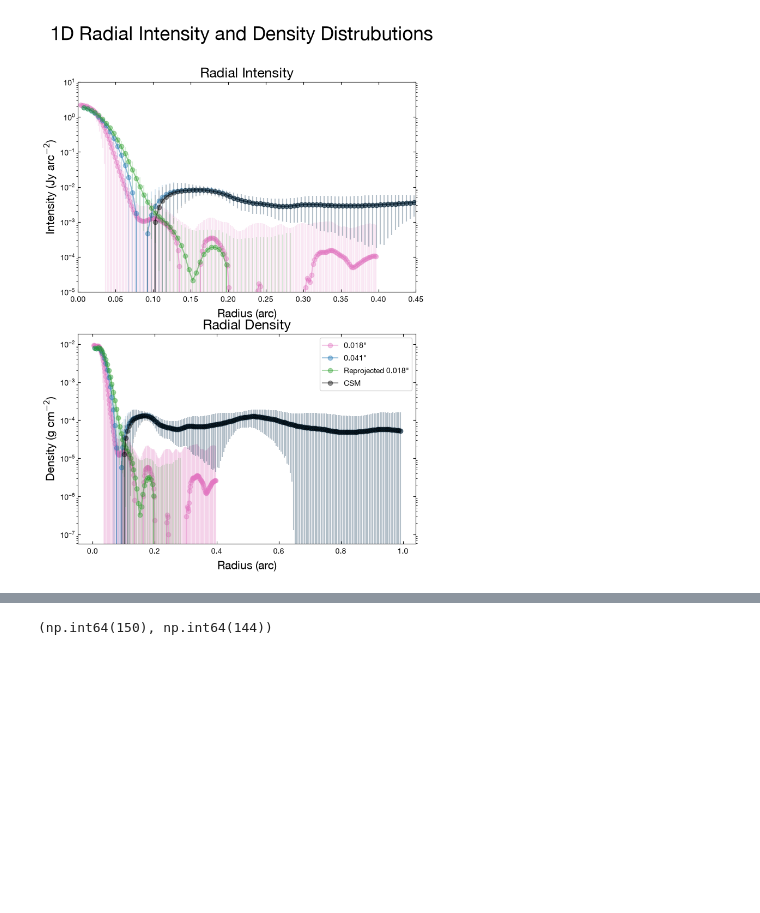
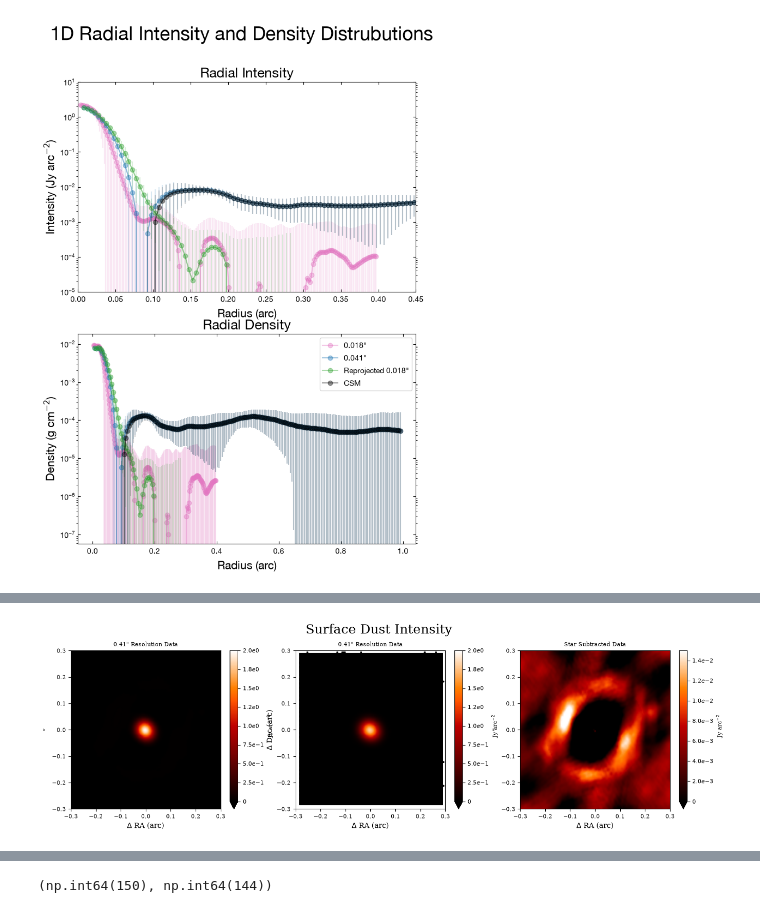
Before and after one commit to imanbeh/csm_pipeline, a Jupyter notebook: full_pipeline_analysis.ipynb, the cells around one changed output, grey strips where cells are left out. Drawn from its saved outputs; the diff is of its cells as text; code cells hidden in the pictures; blank space fills up the shorter version.

```diff
--- a/full_pipeline_analysis.ipynb
+++ b/full_pipeline_analysis.ipynb
@@ -196,0 +249,8 @@ def plot12d2(data,info, suptitle,vminmax, minn=-.4, dense = False,companion_circ
+# %%
+fig, (ax0, ax1, ax2) = plt.subplots(1, 3,figsize = (16,4))
+mx= 2
+plot12d2(data3['lr']['jy_arc2'][0,0,...].value,info3['lr'],suptitle='0.41" Resolution Data', vminmax = [-0.0002,mx],minn=-.3,companion_circle=False, figure = fig, ax=ax0,already = True,fignum=1)
+plot12d2(data3['reproj']['jy_arc2'][0,0,...],info3['lr'],suptitle='0.41" Resolution Data', vminmax = [-0.0002,mx],minn=-.3,companion_circle=False, figure = fig, ax=ax1,already = True)
+plot12d2(data3['csm']['jy_arc2'].value,info3['lr'],suptitle='Star Subtracted Data', vminmax = [-0,0.015],minn=-.3,figure = fig, ax=ax2,already = True,fignum=2)
+# %% [output]
+[figure, added]
```
Also changed, not shown: parts of 20 cells of this notebook, 1 other file.
